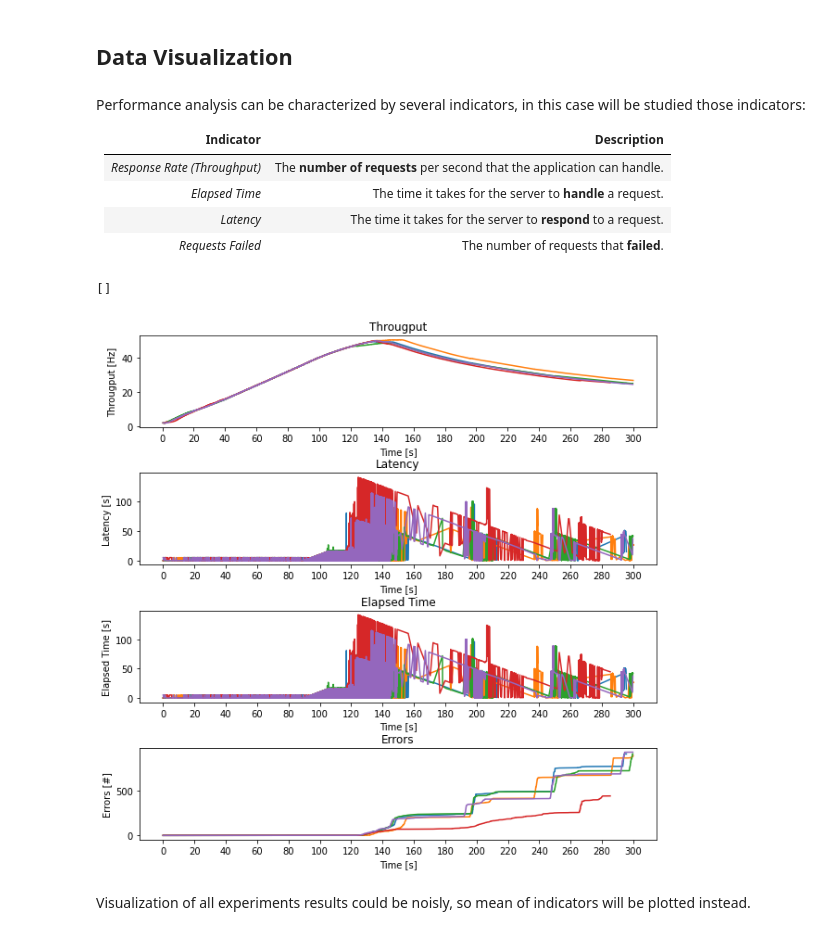
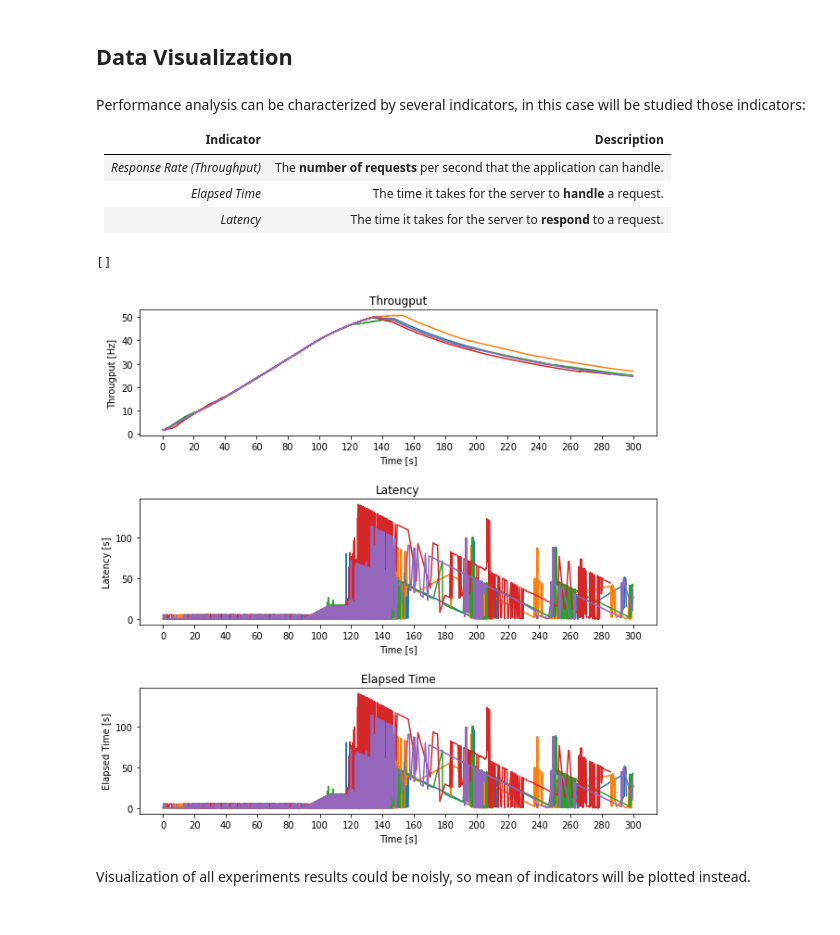
Before and after one commit to umb-hub/What-A-Capacity-Test, a Jupyter notebook: notebooks/Capacity_Test_Dynamic.ipynb, the cells around one changed output. Saved outputs shown, nothing was run; the diff lists cells and outputs as text; code cells hidden in the pictures.

```diff
--- a/notebooks/Capacity_Test_Dynamic.ipynb
+++ b/notebooks/Capacity_Test_Dynamic.ipynb
@@ -46,7 +46,7 @@ Considering previous results, capacity test will be performed on a dynamic workl
 - MariaDB CPU: 0.5 vCPU (Level 2)
 - MariaDB RAM: 1GB RAM (Level 2)
 # %%
-experiment = load_experiment('experiment_3')
+experiment = load_experiment('experiment_capacity')
 # %% [markdown]
 ## Data Visualization
 # %% [markdown]
@@ -57,41 +57,34 @@ Performance analysis can be characterized by several indicators, in this case wi
 | *Response Rate (Throughput)* | The **number of requests** per second that the application can handle. |
 | *Elapsed Time* | The time it takes for the server to **handle** a request. |
 | *Latency* | The time it takes for the server to **respond** to a request. |
-| *Requests Failed* | The number of requests that **failed**. |
 # %%
-fig, axs = plt.subplots(4, figsize=(10, 10))
+fig, axs = plt.subplots(3, figsize=(10, 10))
 fig.subplots_adjust(hspace=0.5)
 
 for test in range(5):
 
     axs[0].set_title("Througput")
     axs[0].set_xlabel("Time [s]")
     axs[0].set_ylabel("Througput [Hz]")
     axs[0].set_xticks(np.arange(0, 301, step=20))
     axs[0].plot(experiment[test]["timeStamp"], experiment[test]["Throughput"])
 
     axs[1].set_title("Latency")
     axs[1].set_xlabel("Time [s]")
     axs[1].set_ylabel("Latency [s]")
     axs[1].set_xticks(np.arange(0, 301, step=20))
     axs[1].plot(experiment[test]["timeStamp"], experiment[test]["Latency"]/1000)
 
     axs[2].set_title("Elapsed Time")
     axs[2].set_xlabel("Time [s]")
     axs[2].set_ylabel("Elapsed Time [s]")
     axs[2].set_xticks(np.arange(0, 301, step=20))
     axs[2].plot(experiment[test]["timeStamp"], experiment[test]["elapsed"]/1000)
 
-    axs[3].set_title("Errors")
-    axs[3].set_xlabel("Time [s]")
-    axs[3].set_ylabel("Errors [#]")
-    axs[3].set_xticks(np.arange(0, 301, step=20))
-    axs[3].plot(experiment[test]["timeStamp"], experiment[test]["Errors"])
-
 plt.plot()
 # %% [output]
 []
-[figure, old version]
+[figure, new version]
 # %% [markdown]
 Visualization of all experiments results could be noisly, so mean of indicators will be plotted instead.
 # %%
```
Also changed, not shown: parts of 2 cells of this notebook, 2 other files.
